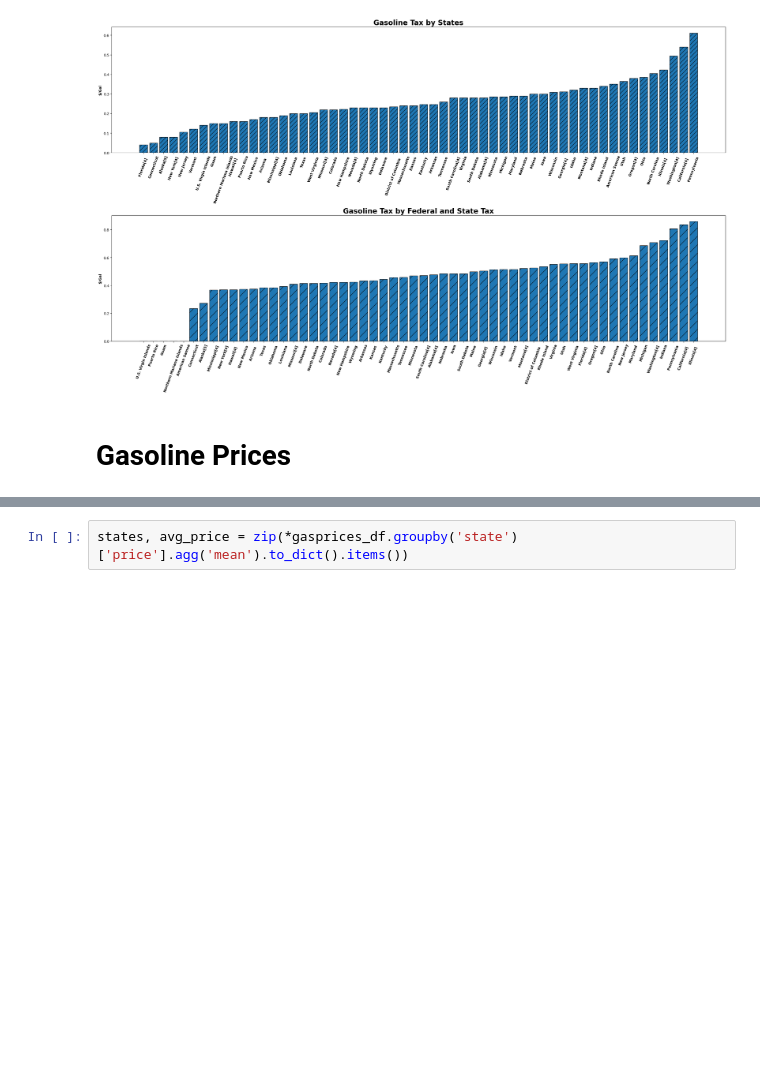
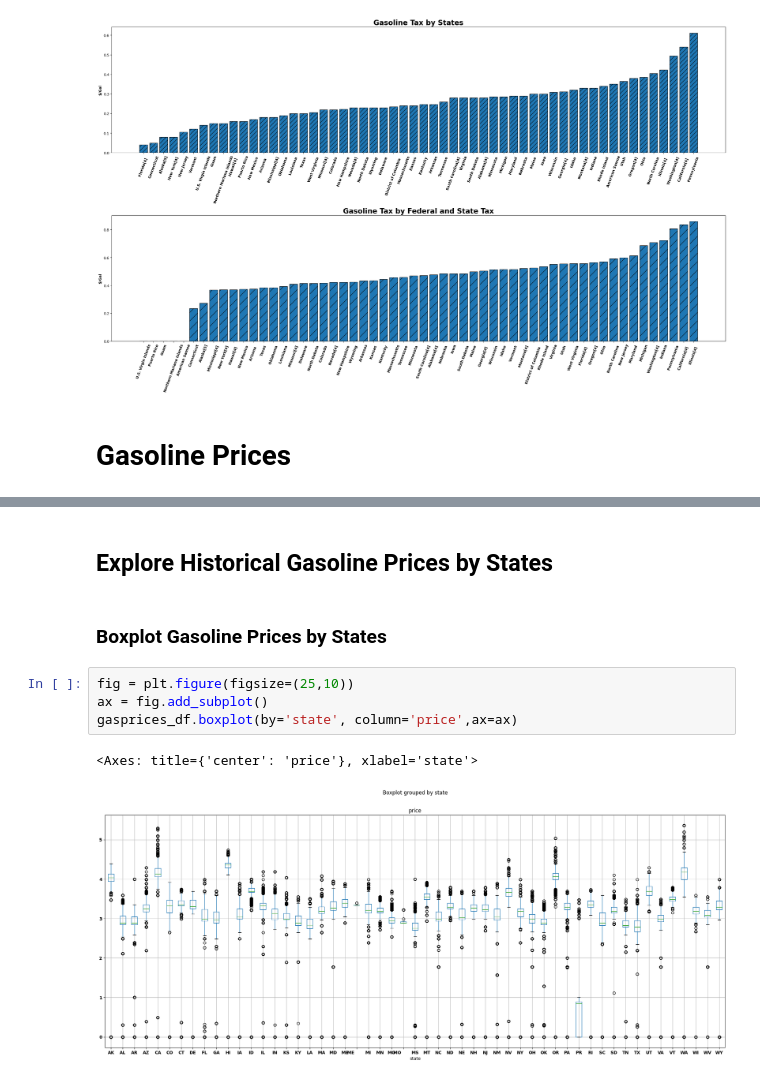
Before and after one commit to OdinProjectI/GasolinePricesAnalysis, a Jupyter notebook: ODINProjectGasolinePricesAnalysis.ipynb, the cells around one changed output, grey strips where cells are left out. Saved outputs shown, nothing was run; the diff lists cells and outputs as text; blank space fills up the shorter version.

```diff
--- a/ODINProjectGasolinePricesAnalysis.ipynb
+++ b/ODINProjectGasolinePricesAnalysis.ipynb
@@ -87,5 +91,14 @@ gasprices_df.head()
 | 2 | 2 | AAFES | US | Fort McClellan | 1167 Fremont Rd | 36205 | AL | 1 | 1 | ... |
 | 3 | 3 | Sam's Club | US | Auburn | 2335 Bent Creek Rd | 36830 | AL | 1 | 0 | ... |
 | 4 | 4 | Sunoco | US | Leeds | 7501 Parkway Dr | 35094 | AL | 1 | 0 | ... |
-# %%
-states, avg_price = zip(*gasprices_df.groupby('state')['price'].agg('mean').to_dict().items())
+# %% [markdown]
+## **Explore Historical Gasoline Prices by States**
+# %% [markdown]
+### **Boxplot Gasoline Prices by States**
+# %%
+fig = plt.figure(figsize=(25,10))
+ax = fig.add_subplot()
+gasprices_df.boxplot(by='state', column='price',ax=ax)
+# %% [output]
+<Axes: title={'center': 'price'}, xlabel='state'>
+[figure, added]
```
Also changed, not shown: parts of 11 cells of this notebook.
